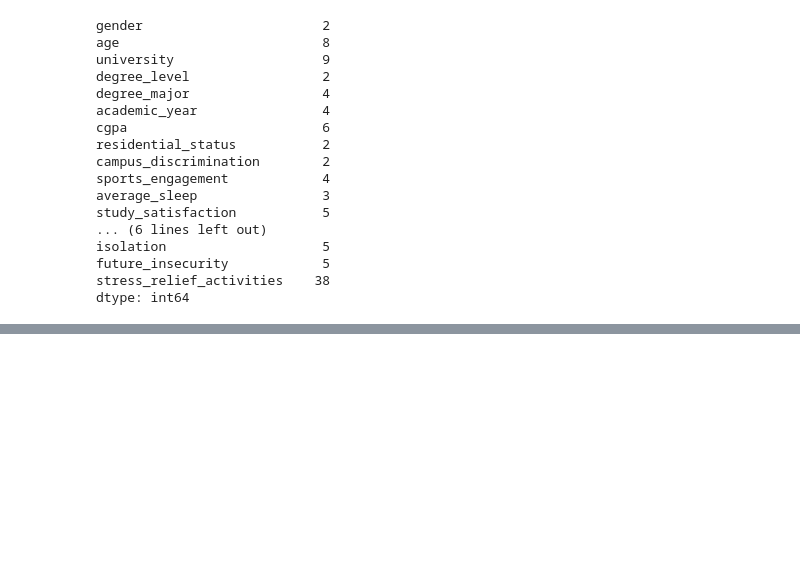
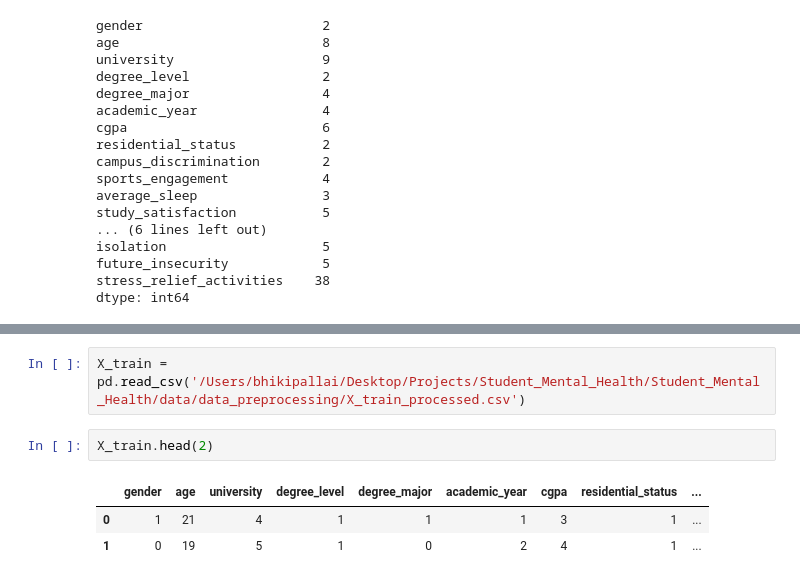
Before and after one commit to Vicky7873/Student_Mental_Health, a Jupyter notebook: research/FE.ipynb, the cells around one changed output, grey strips where cells are left out. Drawn from its saved outputs; the diff is of its cells as text; blank space fills up the shorter version.

```diff
--- a/research/FE.ipynb
+++ b/research/FE.ipynb
@@ -281,0 +304,8 @@ dtype: int64
+# %%
+X_train = pd.read_csv('/Users/bhikipallai/Desktop/Projects/Student_Mental_Health/Student_Mental_Health/data/data_preprocessing/X_train_processed.csv')
+# %%
+X_train.head(2)
+# %% [output]
+|  | gender | age | university | degree_level | degree_major | academic_year | cgpa | residential_status | ... |
+| 0 | 1 | 21 | 4 | 1 | 1 | 1 | 3 | 1 | ... |
+| 1 | 0 | 19 | 5 | 1 | 0 | 2 | 4 | 1 | ... |
```
Also changed, not shown: parts of 21 cells of this notebook, 10 other files.
